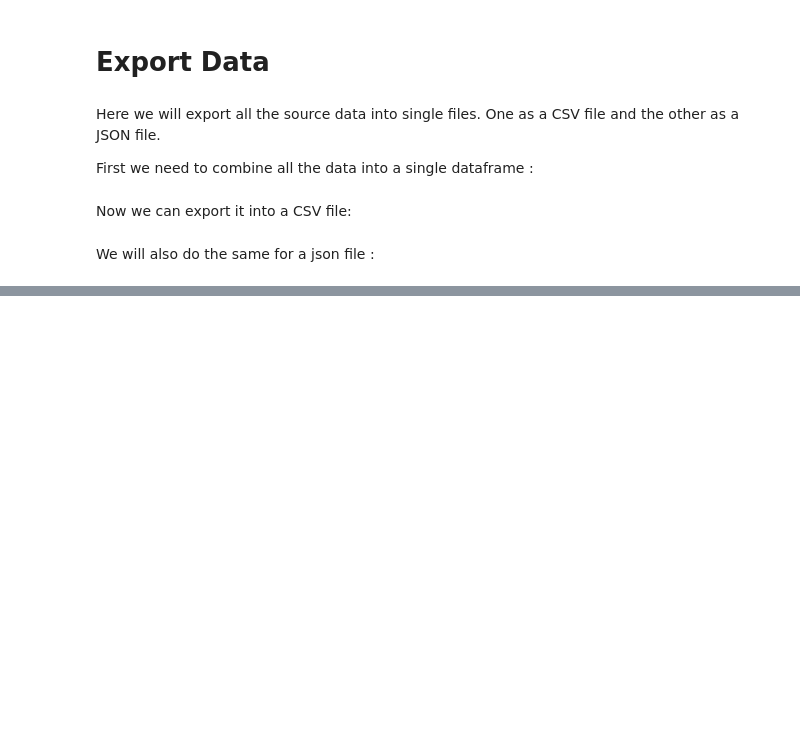
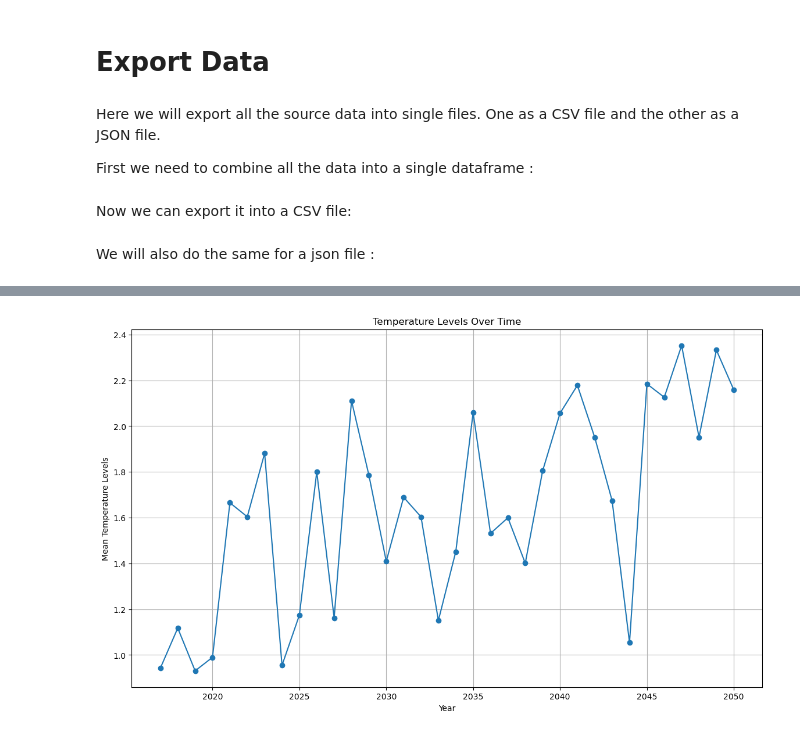
Before and after one commit to frankquinn89/PROGRAMMING_FOR_DATA_ANALYSIS_2, a Jupyter notebook: project.ipynb, the cells around one changed output, grey strips where cells are left out. Drawn from its saved outputs; the diff is of its cells as text; code cells hidden in the pictures; blank space fills up the shorter version.

Commit message:
add version1 of future temperature projection

```diff
--- a/project.ipynb
+++ b/project.ipynb
@@ -224,0 +230,33 @@ data_export.to_json('data/all_data.json')
+# %%
+def calculate_future_temp(dataframe):
+    # Get the maximum temperature for each year
+    max_temps = dataframe.groupby('Year')['Mean'].max()
+
+    # Calculate the average temperature increase by taking the difference between the last two years
+    # avg_temp_increase = max_temps.iloc[-1] - max_temps.iloc[-2]
+    avg_temp_increase = dataframe['Mean'].mean()
+    # Generate next 100 years
+    future_years = list(range(dataframe['Year'].max() + 1, dataframe['Year'].max() + 35))
+
+    # Predict temperatures for the next 100 years using mean and standard deviation
+    future_temps = [
+        max_temps.iloc[-1] + i * avg_temp_increase + np.random.normal(loc=0, scale=dataframe['Mean'].std())
+        for i in range(1, 35)
+    ]
+
+    # DataFrame for the future data
+    future_temp_data = pd.DataFrame({'Year': future_years, 'Mean': future_temps})
+
+    return future_temp_data
+# %%
+future_data = calculate_future_temp(annual_temp)
+
+mplot.figure(figsize=(14, 8))
+mplot.plot(future_data['Year'], future_data['Mean'], marker='o', linestyle='-')
+mplot.xlabel('Year')
+mplot.ylabel('Mean Temperature Levels')
+mplot.title('Temperature Levels Over Time')
+mplot.grid(True)
+mplot.show()
+# %% [output]
+[figure, added]
```
Also changed, not shown: parts of 2 cells of this notebook.
